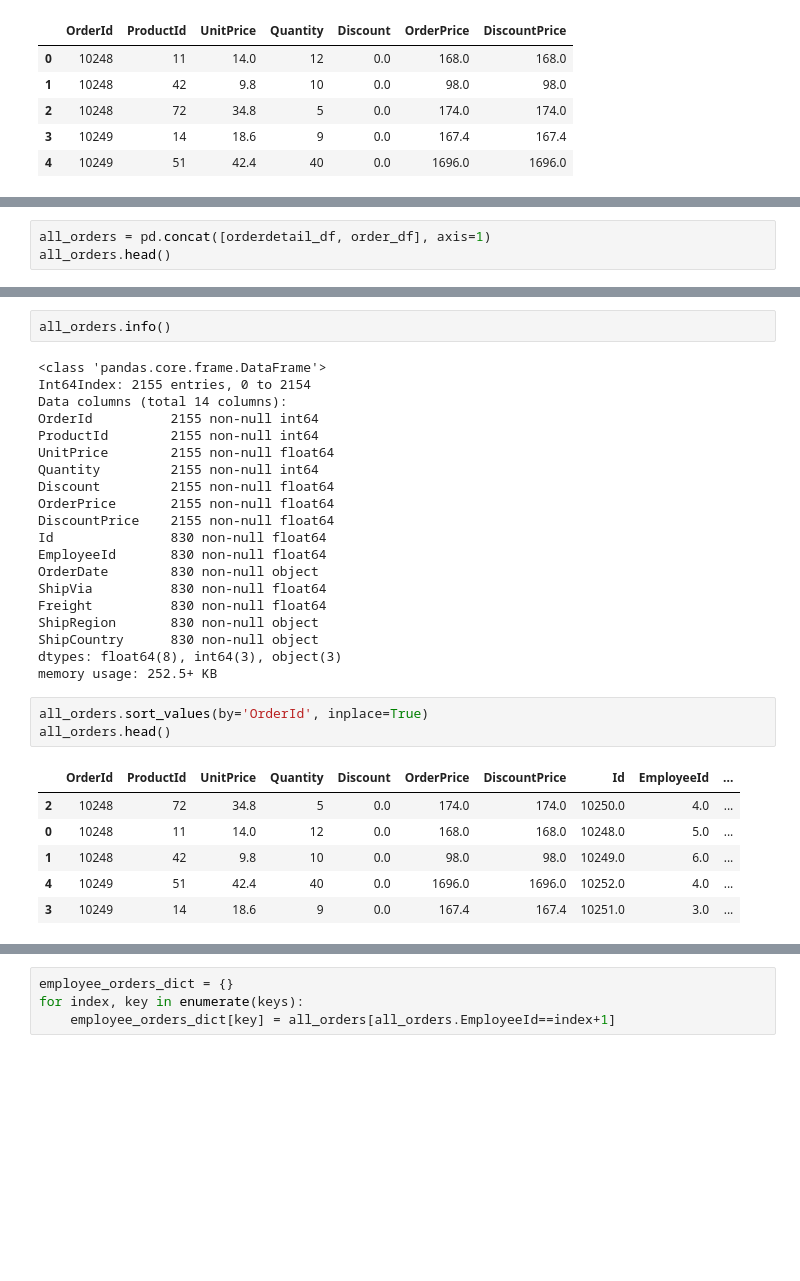
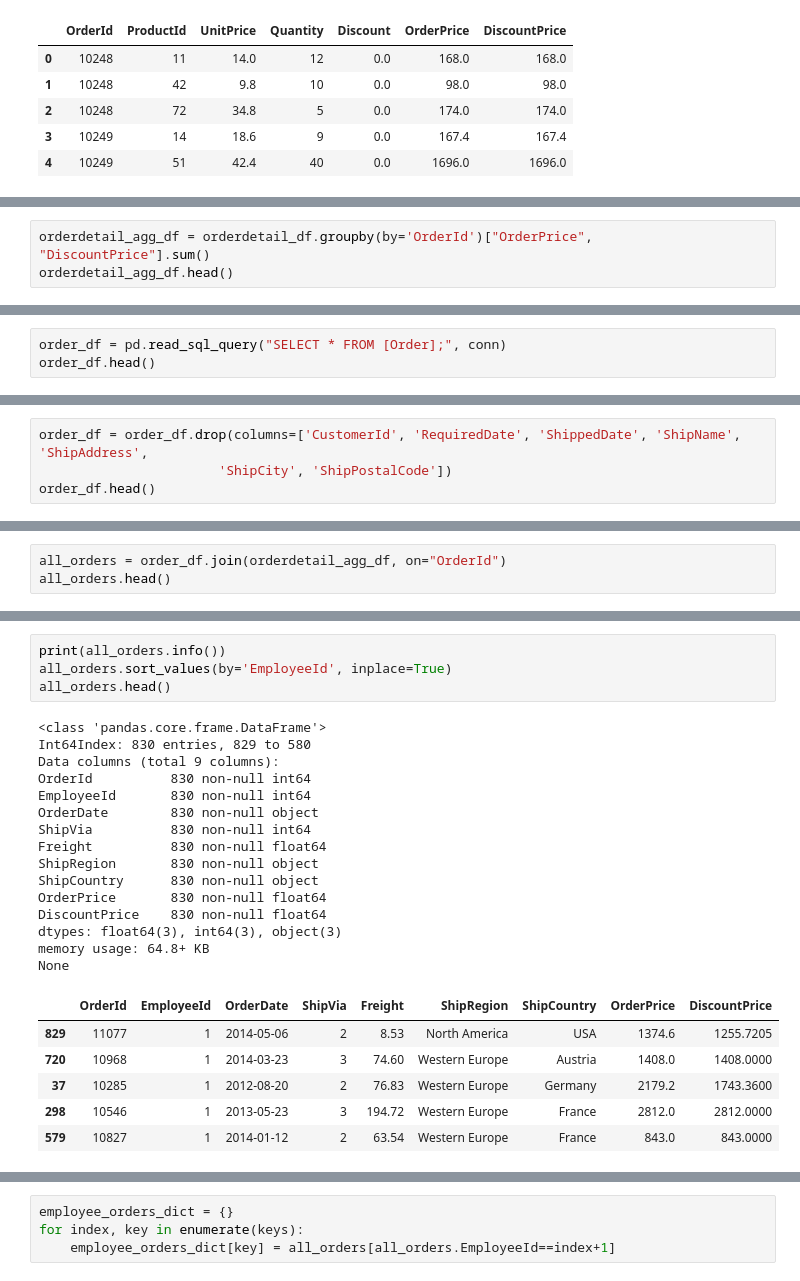
Before and after one commit to steeznation16/dsc-2-final-project-online-ds-ft-100118, a Jupyter notebook: student.ipynb, the cells around one changed output, grey strips where cells are left out. Cells and saved outputs as stored; diff of their text form; blank space fills up the shorter version.

```diff
--- a/student.ipynb
+++ b/student.ipynb
@@ -569,0 +599,3 @@ None
+# %%
+orderdetail_agg_df = orderdetail_df.groupby(by='OrderId')["OrderPrice", "DiscountPrice"].sum()
+orderdetail_agg_df.head()
@@ -569,0 +614,3 @@ None
+# %%
+order_df = pd.read_sql_query("SELECT * FROM [Order];", conn)
+order_df.head()
@@ -569,0 +624,4 @@ None
+# %%
+order_df = order_df.drop(columns=['CustomerId', 'RequiredDate', 'ShippedDate', 'ShipName', 'ShipAddress',
+                       'ShipCity', 'ShipPostalCode'])
+order_df.head()
@@ -595,4 +655,4 @@ None
 # %%
-all_orders = pd.concat([orderdetail_df, order_df], axis=1)
+all_orders = order_df.join(orderdetail_agg_df, on="OrderId")
 all_orders.head()
 # %% [output]
@@ -605,35 +665,29 @@ all_orders.head()
-# %%
-all_orders.info()
-# %% [output]
-<class 'pandas.core.frame.DataFrame'>
-Int64Index: 2155 entries, 0 to 2154
-Data columns (total 14 columns):
-OrderId          2155 non-null int64
-ProductId        2155 non-null int64
-UnitPrice        2155 non-null float64
-Quantity         2155 non-null int64
-Discount         2155 non-null float64
-OrderPrice       2155 non-null float64
-DiscountPrice    2155 non-null float64
-Id               830 non-null float64
-EmployeeId       830 non-null float64
-OrderDate        830 non-null object
-ShipVia          830 non-null float64
-Freight          830 non-null float64
-ShipRegion       830 non-null object
-ShipCountry      830 non-null object
-dtypes: float64(8), int64(3), object(3)
-memory usage: 252.5+ KB
 # %%
-all_orders.sort_values(by='OrderId', inplace=True)
+print(all_orders.info())
+all_orders.sort_values(by='EmployeeId', inplace=True)
 all_orders.head()
 # %% [output]
+<class 'pandas.core.frame.DataFrame'>
+Int64Index: 830 entries, 829 to 580
+Data columns (total 9 columns):
+OrderId          830 non-null int64
+EmployeeId       830 non-null int64
+OrderDate        830 non-null object
+ShipVia          830 non-null int64
+Freight          830 non-null float64
+ShipRegion       830 non-null object
+ShipCountry      830 non-null object
+OrderPrice       830 non-null float64
+DiscountPrice    830 non-null float64
+dtypes: float64(3), int64(3), object(3)
+memory usage: 64.8+ KB
+None
-|  | OrderId | ProductId | UnitPrice | Quantity | Discount | OrderPrice | DiscountPrice | Id | EmployeeId | ... |
-| 2 | 10248 | 72 | 34.8 | 5 | 0.0 | 174.0 | 174.0 | 10250.0 | 4.0 | ... |
-| 0 | 10248 | 11 | 14.0 | 12 | 0.0 | 168.0 | 168.0 | 10248.0 | 5.0 | ... |
-| 1 | 10248 | 42 | 9.8 | 10 | 0.0 | 98.0 | 98.0 | 10249.0 | 6.0 | ... |
-| 4 | 10249 | 51 | 42.4 | 40 | 0.0 | 1696.0 | 1696.0 | 10252.0 | 4.0 | ... |
-| 3 | 10249 | 14 | 18.6 | 9 | 0.0 | 167.4 | 167.4 | 10251.0 | 3.0 | ... |
+|  | OrderId | EmployeeId | OrderDate | ShipVia | Freight | ShipRegion | ShipCountry | OrderPrice | DiscountPrice |
+| 829 | 11077 | 1 | 2014-05-06 | 2 | 8.53 | North America | USA | 1374.6 | 1255.7205 |
+| 720 | 10968 | 1 | 2014-03-23 | 3 | 74.60 | Western Europe | Austria | 1408.0 | 1408.0000 |
+| 37 | 10285 | 1 | 2012-08-20 | 2 | 76.83 | Western Europe | Germany | 2179.2 | 1743.3600 |
+| 298 | 10546 | 1 | 2013-05-23 | 3 | 194.72 | Western Europe | France | 2812.0 | 2812.0000 |
+| 579 | 10827 | 1 | 2014-01-12 | 2 | 63.54 | Western Europe | France | 843.0 | 843.0000 |
 # %%
 keys = ["employee{}_orders".format(id) for id in all_orders.EmployeeId.unique()]
 keys
```
Also changed, not shown: parts of 118 cells of this notebook.
